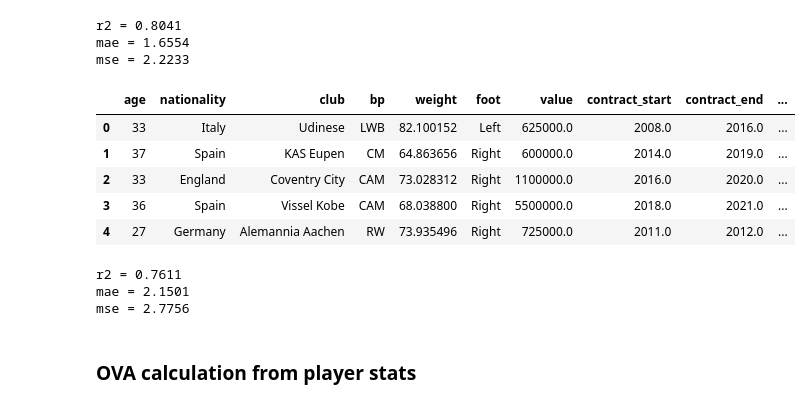
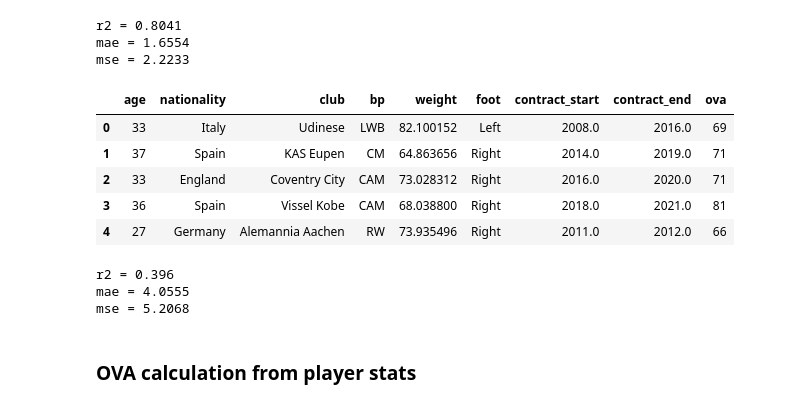
Before and after one commit to Edoardo1996/data_mid_bootcamp_project_FIFA_MoneyBall, a Jupyter notebook: main.ipynb, the cells around one changed output. Saved outputs shown, nothing was run; the diff lists cells and outputs as text; code cells hidden in the pictures.

```diff
--- a/main.ipynb
+++ b/main.ipynb
@@ -33,7 +33,6 @@ df.head()
 # Standardize columns' names and change index
 df.columns = df.columns.str.lower()
 df.columns = df.columns.str.replace(' ', '_').str.replace('&', 'and')
-df = df.drop(df.loc[df.name.duplicated()].index, axis=0) # drop duplicates
 if df.id.is_unique:
     df = df.set_index('id')
 df.head()
@@ -515,7 +514,8 @@ def score_method(df, target,
         X_train, X_test = encode_data(X_train, X_test, encoders, cols_to_encode)
     predictions = apply_model(X_train, X_test, y_train, model, return_formula)
 
-    return (r2_score(y_test, predictions),
+    return (predictions,
+           r2_score(y_test, predictions),
            mean_absolute_error(y_test, predictions),
            mean_squared_error(y_test, predictions, squared=False))
 
@@ -612,35 +612,35 @@ mse = 2.2233
 # %%
 # from the heatmap we see that the three economic indicators are highly correlated
 # let's keep only
 # moreover weight and height have a correlation factor of 0.76
 # weight is surprisingly correlated more to ova then height
 # anyway, dropping the multicollinear feature does not improve the results.
 # probably due to the low number of features
 data = df[player_data+['ova']]
-data = data.drop(['release_clause', 'wage', 'height'], axis=1)
+data = data.drop(['release_clause', 'wage', 'height', 'value'], axis=1)
 display(data.head())
-r2, mae, mse = score_method(df=data,
+pred, r2, mae, mse = score_method(df=data,
                             target='ova',
                             scaler=StandardScaler(),
                             encoders=[OrdinalEncoder(handle_unknown='use_encoded_value', unknown_value=-1),
                                       OneHotEncoder(handle_unknown='ignore')],
                             cols_to_encode=[['nationality', 'club'],
                                             ['bp', 'foot']],
                             outsiders_thresh=1.5,
                             model=LinearRegression())
 print('r2 = {}\nmae = {}\nmse = {}'.format(
     round(r2, 4), round(mae,4), round(mse, 4))
 )
 # %% [output]
-|  | age | nationality | club | bp | weight | foot | value | contract_start | contract_end | ... |
-| 0 | 33 | Italy | Udinese | LWB | 82.100152 | Left | 625000.0 | 2008.0 | 2016.0 | ... |
-| 1 | 37 | Spain | KAS Eupen | CM | 64.863656 | Right | 600000.0 | 2014.0 | 2019.0 | ... |
-| 2 | 33 | England | Coventry City | CAM | 73.028312 | Right | 1100000.0 | 2016.0 | 2020.0 | ... |
-| 3 | 36 | Spain | Vissel Kobe | CAM | 68.038800 | Right | 5500000.0 | 2018.0 | 2021.0 | ... |
-| 4 | 27 | Germany | Alemannia Aachen | RW | 73.935496 | Right | 725000.0 | 2011.0 | 2012.0 | ... |
+|  | age | nationality | club | bp | weight | foot | contract_start | contract_end | ova |
+| 0 | 33 | Italy | Udinese | LWB | 82.100152 | Left | 2008.0 | 2016.0 | 69 |
+| 1 | 37 | Spain | KAS Eupen | CM | 64.863656 | Right | 2014.0 | 2019.0 | 71 |
+| 2 | 33 | England | Coventry City | CAM | 73.028312 | Right | 2016.0 | 2020.0 | 71 |
+| 3 | 36 | Spain | Vissel Kobe | CAM | 68.038800 | Right | 2018.0 | 2021.0 | 81 |
+| 4 | 27 | Germany | Alemannia Aachen | RW | 73.935496 | Right | 2011.0 | 2012.0 | 66 |
-r2 = 0.7611
-mae = 2.1501
-mse = 2.7756
+r2 = 0.396
+mae = 4.0555
+mse = 5.2068
 # %% [markdown]
 ### OVA calculation from player stats
 # %%
```
Also changed, not shown: parts of 3 cells of this notebook.
